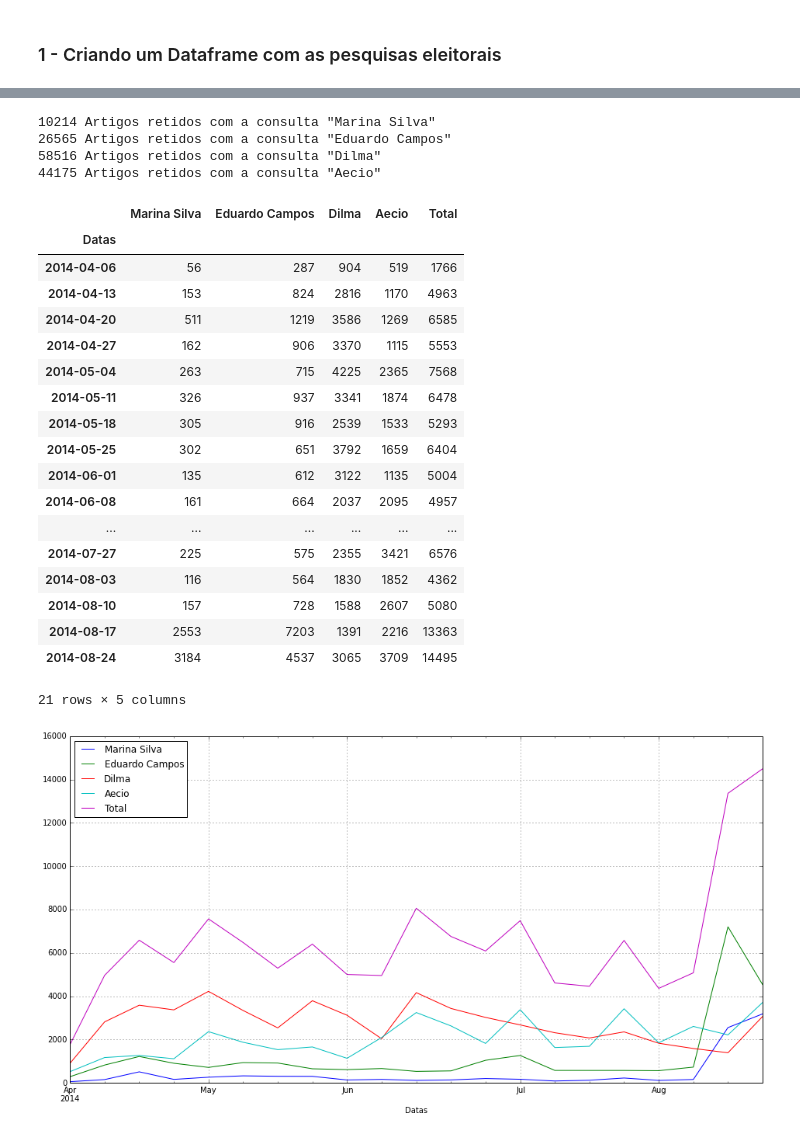
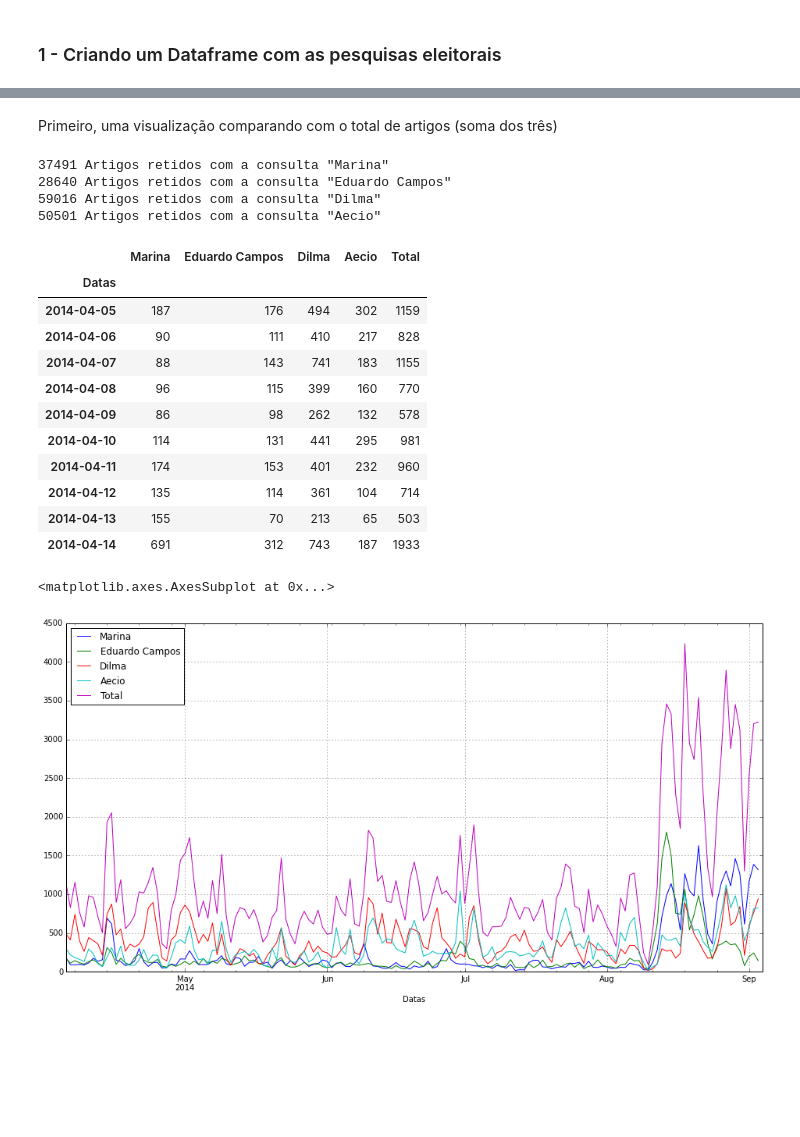
Before and after one commit to fccoelho/analisaMC, a Jupyter notebook: pesquisas_eleitorais.ipynb, the cells around one changed output, grey strips where cells are left out. Saved outputs shown, nothing was run; the diff lists cells and outputs as text; code cells hidden in the pictures; blank space fills up the shorter version.

```diff
--- a/pesquisas_eleitorais.ipynb
+++ b/pesquisas_eleitorais.ipynb
@@ -177,48 +268,46 @@ def consulta_sphinx(consulta, data_ini, data_fim):
            dt.datetime.fromtimestamp(d['published']) < data_fim]
     print '{} Artigos retidos com a consulta \"{}\"'.format(len(res), consulta)
     ts = pd.TimeSeries(data=np.ones(len(res)),index=[datetime.datetime.fromtimestamp(d['published']) for d in res])
-    ts = ts.resample('w',how="sum",)
+    ts = ts.resample('D',how="sum",)
     return ts
 # %%
-consultas = ['Marina Silva', 'Eduardo Campos', 'Dilma', 'Aecio']
+consultas = ['Marina', 'Eduardo Campos', 'Dilma', 'Aecio']
 data_ini = datetime.datetime(2014,4,5,0,0,0)
-data_fim = datetime.datetime(2014,8,26,23,59,59)
-ts_time_span = pd.date_range(start=data_ini, end=data_fim, freq='W')
+ontem = dt.date.fromordinal(dt.date.today().toordinal()-1) # hoje - 1 dia
+data_fim = dt.datetime.combine(ontem, dt.datetime.min.time())
+
+ts_time_span = pd.date_range(start=data_ini, end=data_fim, freq='D')
 df_media = pd.DataFrame(index=ts_time_span)
 df_media.index.name = 'Datas'
+# %% [markdown]
+Primeiro, uma visualização comparando com o total de artigos (soma dos três)
 # %%
 for consulta in consultas:
     ts_volumes = consulta_sphinx(consulta, data_ini, data_fim)
     df_media[consulta]=ts_volumes
 
 df_media['Total'] = df_media.sum(axis=1, skipna=True, numeric_only=True)
-df_media
+df_media[0:10]
 # %% [output]
-10214 Artigos retidos com a consulta "Marina Silva"
-26565 Artigos retidos com a consulta "Eduardo Campos"
-58516 Artigos retidos com a consulta "Dilma"
-44175 Artigos retidos com a consulta "Aecio"
+37491 Artigos retidos com a consulta "Marina"
+28640 Artigos retidos com a consulta "Eduardo Campos"
+59016 Artigos retidos com a consulta "Dilma"
+50501 Artigos retidos com a consulta "Aecio"
-|  | Marina Silva | Eduardo Campos | Dilma | Aecio | Total |
+|  | Marina | Eduardo Campos | Dilma | Aecio | Total |
 | Datas |  |  |  |  |  |
-| 2014-04-06 | 56 | 287 | 904 | 519 | 1766 |
-| 2014-04-13 | 153 | 824 | 2816 | 1170 | 4963 |
-| 2014-04-20 | 511 | 1219 | 3586 | 1269 | 6585 |
-| 2014-04-27 | 162 | 906 | 3370 | 1115 | 5553 |
-| 2014-05-04 | 263 | 715 | 4225 | 2365 | 7568 |
-| 2014-05-11 | 326 | 937 | 3341 | 1874 | 6478 |
-| 2014-05-18 | 305 | 916 | 2539 | 1533 | 5293 |
-| 2014-05-25 | 302 | 651 | 3792 | 1659 | 6404 |
-| 2014-06-01 | 135 | 612 | 3122 | 1135 | 5004 |
-| 2014-06-08 | 161 | 664 | 2037 | 2095 | 4957 |
-| ... | ... | ... | ... | ... | ... |
-| 2014-07-27 | 225 | 575 | 2355 | 3421 | 6576 |
-| 2014-08-03 | 116 | 564 | 1830 | 1852 | 4362 |
-| 2014-08-10 | 157 | 728 | 1588 | 2607 | 5080 |
-| 2014-08-17 | 2553 | 7203 | 1391 | 2216 | 13363 |
-| 2014-08-24 | 3184 | 4537 | 3065 | 3709 | 14495 |
+| 2014-04-05 | 187 | 176 | 494 | 302 | 1159 |
+| 2014-04-06 | 90 | 111 | 410 | 217 | 828 |
+| 2014-04-07 | 88 | 143 | 741 | 183 | 1155 |
+| 2014-04-08 | 96 | 115 | 399 | 160 | 770 |
+| 2014-04-09 | 86 | 98 | 262 | 132 | 578 |
+| 2014-04-10 | 114 | 131 | 441 | 295 | 981 |
+| 2014-04-11 | 174 | 153 | 401 | 232 | 960 |
+| 2014-04-12 | 135 | 114 | 361 | 104 | 714 |
+| 2014-04-13 | 155 | 70 | 213 | 65 | 503 |
+| 2014-04-14 | 691 | 312 | 743 | 187 | 1933 |
-21 rows × 5 columns
 # %%
 fig, axes = plt.subplots(nrows=1, ncols=1, figsize=(16,8))
-df_media.plot(ax=axes);
+df_media.plot(ax=axes)
 # %% [output]
+<matplotlib.axes.AxesSubplot at 0x...>
-[figure, old version]
+[figure, new version]
```
Also changed, not shown: parts of 20 cells of this notebook.
